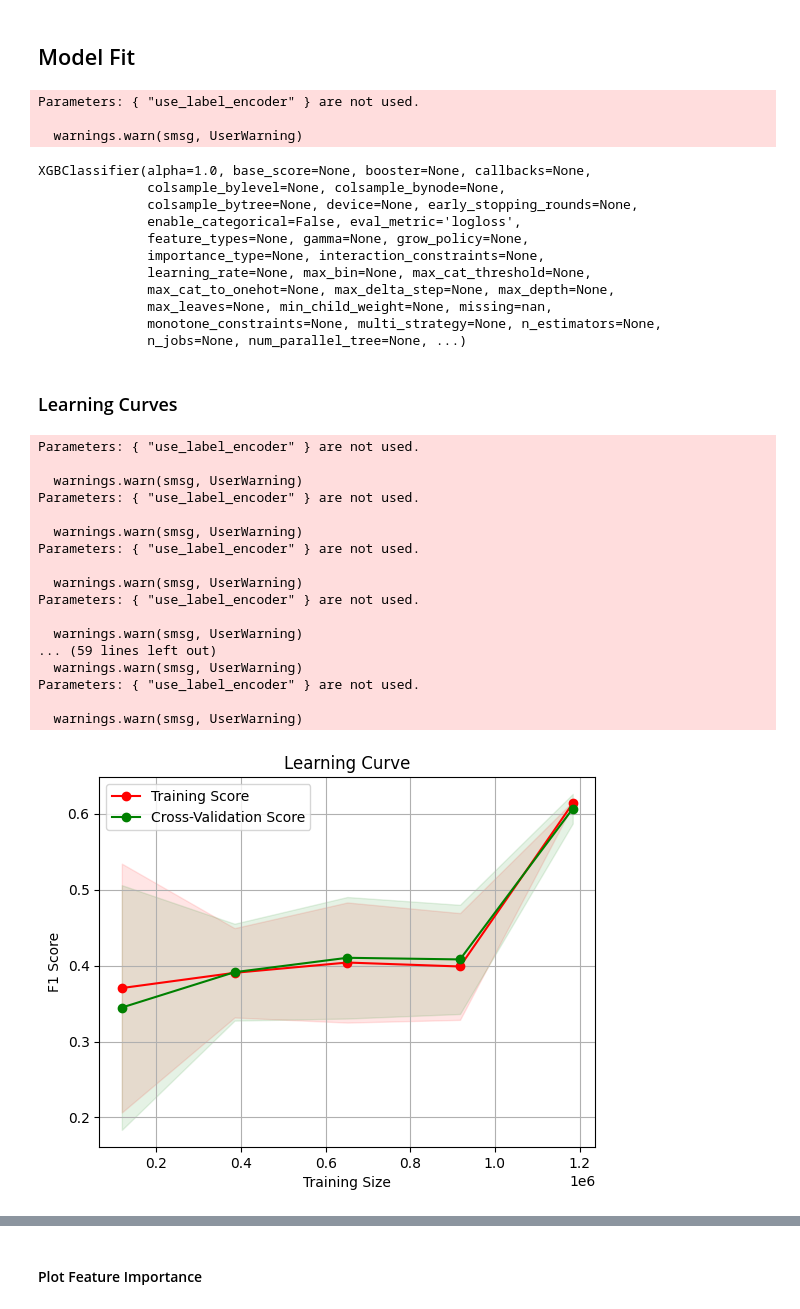
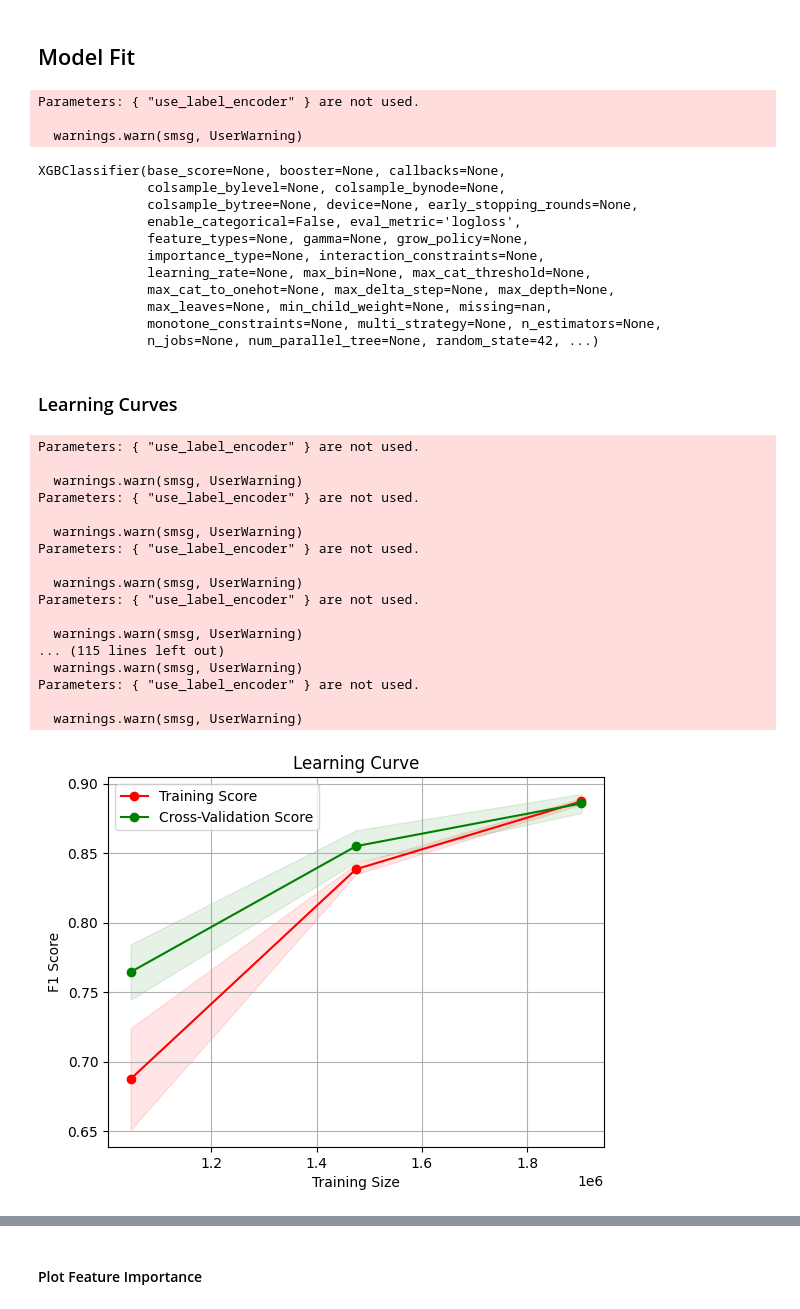
Before and after one commit to diego-mogollon/lateguru, a Jupyter notebook: notebooks/data_preprocessing_D.ipynb, the cells around one changed output, grey strips where cells are left out. Saved outputs shown, nothing was run; the diff lists cells and outputs as text; code cells hidden in the pictures.

Commit message:
experimented with gradually increasing features for y_pred

```diff
--- a/notebooks/data_preprocessing_D.ipynb
+++ b/notebooks/data_preprocessing_D.ipynb
@@ -476,0 +483,5 @@ y = preprocessed_df['Delayed']
+# %%
+# Define y_pred and drop X columns based on 'delayed' feature engineering
+X = preprocessed_df.drop(columns=['Cancelled',
+       'Delayed','Weather_Delay_Length', 'Weather_Delayed'])
+y = preprocessed_df['Weather_Delayed']
@@ -498,23 +513,26 @@ X_train_sample, X_test_sample, y_train_sample, y_test_sample = train_test_split(
 # %% [markdown]
 #### Enconding and scaling for y_pred = Weather_Delayed
 # %%
-# # Identify categorical, binary, and numeric features
-# categorical_features = ['CancellationReason', 'Origin', 'Dest', 'Carrier']
-# binary_features = ['Cancelled']
-# numeric_features = ['DepDelayMinutes', 'CarrierDelay', 'NASDelay',
-#                     'SecurityDelay', 'LateAircraftDelay', 'Temperature', 'Feels_Like_Temperature',
-#                     'Altimeter_Pressure', 'Sea_Level_Pressure', 'Visibility', 'Wind_Speed',
-#                     'Wind_Gust', 'Precipitation', 'Ice_Accretion_3hr', 'Hour', 'Day_Of_Week', 'Month']
+# Define the remaining categorical and numeric features after dropping columns
+categorical_features = ['Origin', 'Dest', 'Carrier']
+numeric_features = ['Temperature', 'Feels_Like_Temperature',
+                    'Altimeter_Pressure', 'Sea_Level_Pressure', 'Visibility',
+                    'Wind_Speed', 'Wind_Gust', 'Precipitation', 'Ice_Accretion_3hr',
+                    'Hour', 'Day_Of_Week', 'Month']
 
-# # One-hot encode categorical features
-# encoder = OneHotEncoder()
-# X_train_encoded = encoder.fit_transform(X_train_sample[categorical_features])
-# X_test_encoded = encoder.transform(X_test_sample[categorical_features])
+# One-hot encode categorical features
+encoder = OneHotEncoder()
+X_train_encoded = encoder.fit_transform(X_train_sample[categorical_features])
+X_test_encoded = encoder.transform(X_test_sample[categorical_features])
 
-# # Scale numeric features
-# scaler = StandardScaler()
-# X_train_scaled = scaler.fit_transform(X_train_sample[numeric_features])
-# X_test_scaled = scaler.transform(X_test_sample[numeric_features])
+# Scale numeric features
+scaler = StandardScaler()
+X_train_scaled = scaler.fit_transform(X_train_sample[numeric_features])
+X_test_scaled = scaler.transform(X_test_sample[numeric_features])
+
+# Combine the encoded categorical and scaled numeric features into a single array
+X_train_preprocessed = np.hstack([X_train_encoded.toarray(), X_train_scaled])
+X_test_preprocessed = np.hstack([X_test_encoded.toarray(), X_test_scaled])
 # %% [markdown]
 #### Enconding and scaling for y_pred = Delayed
 # %%
@@ -561,10 +581,9 @@ X_train_balanced, y_train_balanced = smote.fit_resample(X_train_preprocessed, y_
 # %%
 # Initialize the XGBoost model
-xgb_model_l1 = xgb.XGBClassifier(
+xgb_model_weather = xgb.XGBClassifier(
     use_label_encoder=False,  # Disable the use of the label encoder - Need to test if this is required or not
     eval_metric='logloss',  # logloss as the evaluation metric
     random_state=42,  # For reproducibility
-    alpha=1.0
 )
 # %% [markdown]
 ### Grid Search
@@ -582,12 +601,12 @@ xgb_model_l1 = xgb.XGBClassifier(
 ## Model Fit
 # %%
 # Fit the model on the balanced training data
-xgb_model_l1.fit(X_train_balanced, y_train_balanced)
+xgb_model_weather.fit(X_train_balanced, y_train_balanced)
 # %% [output]
 Parameters: { "use_label_encoder" } are not used.
 
   warnings.warn(smsg, UserWarning)
-XGBClassifier(alpha=1.0, base_score=None, booster=None, callbacks=None,
+XGBClassifier(base_score=None, booster=None, callbacks=None,
               colsample_bylevel=None, colsample_bynode=None,
               colsample_bytree=None, device=None, early_stopping_rounds=None,
               enable_categorical=False, eval_metric='logloss',
@@ -597,7 +616,7 @@ XGBClassifier(alpha=1.0, base_score=None, booster=None, callbacks=None,
               max_cat_to_onehot=None, max_delta_step=None, max_depth=None,
               max_leaves=None, min_child_weight=None, missing=nan,
               monotone_constraints=None, multi_strategy=None, n_estimators=None,
-              n_jobs=None, num_parallel_tree=None, ...)
+              n_jobs=None, num_parallel_tree=None, random_state=42, ...)
 # %% [markdown]
 ### Learning Curves
 # %%
@@ -610,7 +629,7 @@ train_sizes = np.linspace(0.1, 1.0, 5)
 
 # Calculate learning curve
 train_sizes, train_scores, test_scores = learning_curve(
-    estimator=xgb_model_l1,
+    estimator=xgb_model_weather,
     X=X_train_balanced,  # Use the balanced training data
     y=y_train_balanced,
     train_sizes=train_sizes,
@@ -631,34 +650,34 @@ test_std = np.std(test_scores, axis=1)
 plt.figure()
 plt.plot(train_sizes, train_mean, 'o-', color='r', label='Training Score')
 plt.plot(train_sizes, test_mean, 'o-', color='g', label='Cross-Validation Score')
 
 plt.fill_between(train_sizes, train_mean - train_std, train_mean + train_std, alpha=0.1, color='r')
 plt.fill_between(train_sizes, test_mean - test_std, test_mean + test_std, alpha=0.1, color='g')
 
 plt.title('Learning Curve')
 plt.xlabel('Training Size')
 plt.ylabel('F1 Score')
 plt.legend(loc='best')
 plt.grid()
 plt.show()
 # %% [output]
 Parameters: { "use_label_encoder" } are not used.
 
   warnings.warn(smsg, UserWarning)
 Parameters: { "use_label_encoder" } are not used.
 
   warnings.warn(smsg, UserWarning)
 Parameters: { "use_label_encoder" } are not used.
 
   warnings.warn(smsg, UserWarning)
 Parameters: { "use_label_encoder" } are not used.
 
   warnings.warn(smsg, UserWarning)
-... (59 lines left out)
+... (115 lines left out)
   warnings.warn(smsg, UserWarning)
 Parameters: { "use_label_encoder" } are not used.
 
   warnings.warn(smsg, UserWarning)
-[figure, old version]
+[figure, new version]
 # %%
 # Evaluate the model on the test data
```
Also changed, not shown: parts of 19 cells of this notebook.
